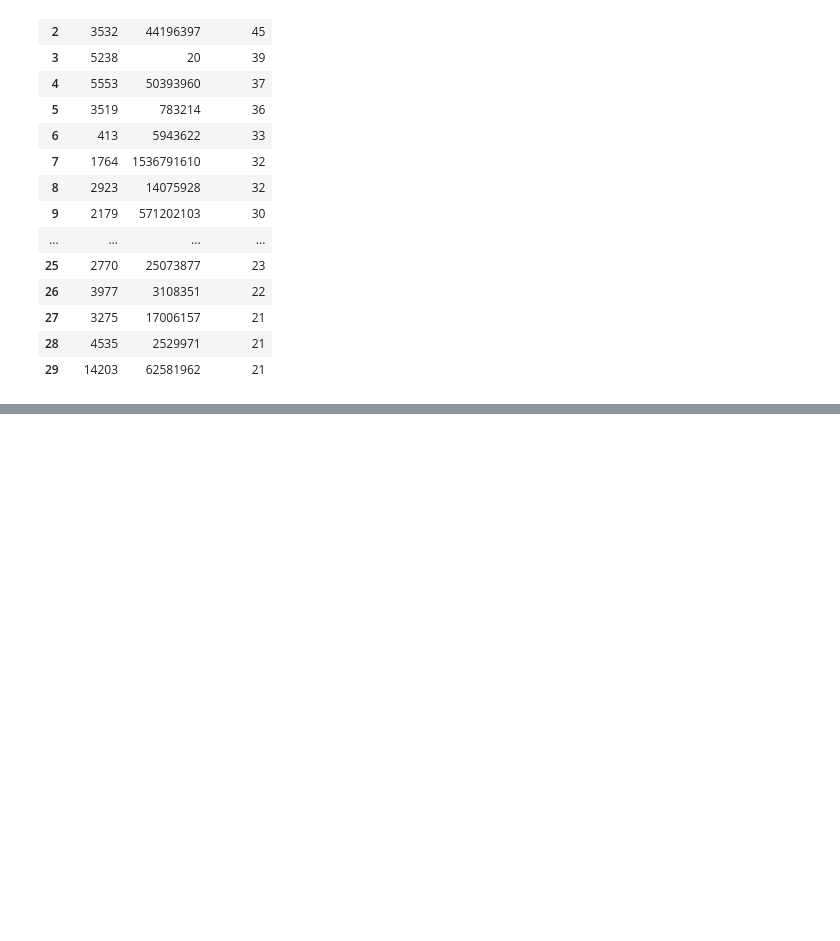
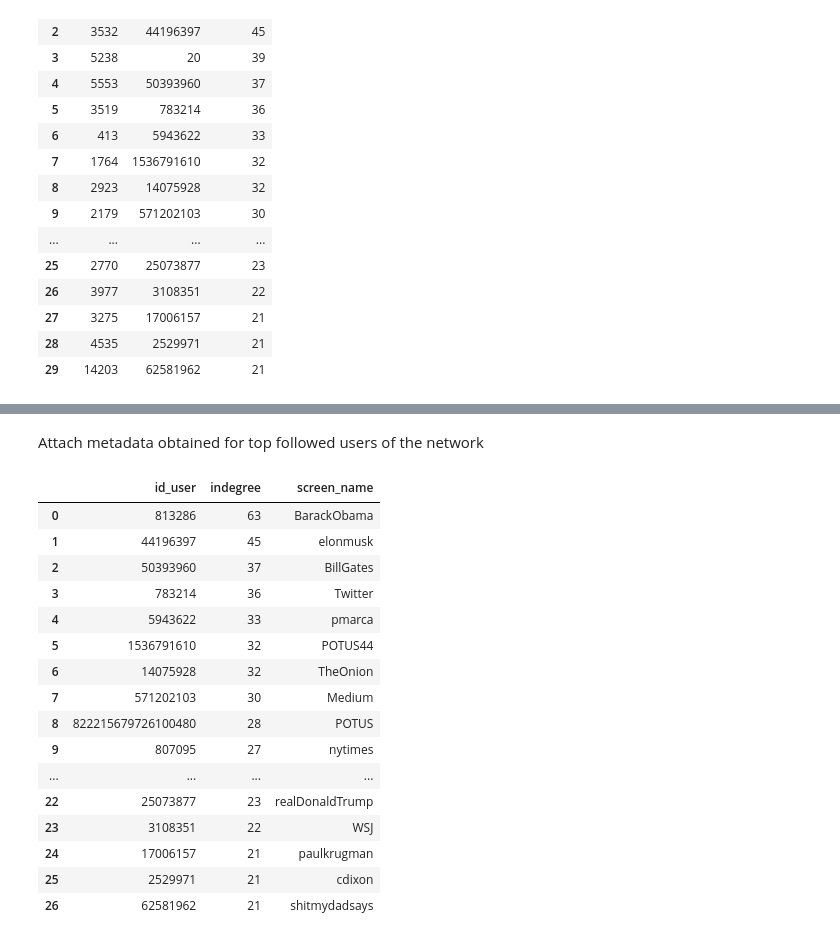
Before and after one commit to DataSciencePolimi/NetSKE, a Jupyter notebook: graphs/Following Network Analysis.ipynb, the cells around one changed output, grey strips where cells are left out. Saved outputs shown, nothing was run; the diff lists cells and outputs as text; code cells hidden in the pictures; blank space fills up the shorter version.

Commit message:
output of indegree + metadata for top followed

```diff
--- a/graphs/Following Network Analysis.ipynb
+++ b/graphs/Following Network Analysis.ipynb
@@ -108,3 +108,28 @@ topFollowed.merge(userdata, on='id_user', how='left')
 topFollowed.drop([1,3,10], inplace=True, axis=0)
 # %%
 topFollowed.to_csv('top_followed.csv', index=None)
+# %% [markdown]
+Attach metadata obtained for top followed users of the network
+# %%
+topF = pd.read_csv('finance_20/random-test/test-network-features/top_followed.csv')
+topF_metadata = pd.read_csv('finance_20/random-test/test-network-features/top_followed_data.csv')
+# %%
+topF.merge(topF_metadata, on='id_user', how='left')[['id_user','indegree','screen_name']]
+# %% [output]
+|  | id_user | indegree | screen_name |
+| 0 | 813286 | 63 | BarackObama |
+| 1 | 44196397 | 45 | elonmusk |
+| 2 | 50393960 | 37 | BillGates |
+| 3 | 783214 | 36 | Twitter |
+| 4 | 5943622 | 33 | pmarca |
+| 5 | 1536791610 | 32 | POTUS44 |
+| 6 | 14075928 | 32 | TheOnion |
+| 7 | 571202103 | 30 | Medium |
+| 8 | 822215679726100480 | 28 | POTUS |
+| 9 | 807095 | 27 | nytimes |
+| ... | ... | ... | ... |
+| 22 | 25073877 | 23 | realDonaldTrump |
+| 23 | 3108351 | 22 | WSJ |
+| 24 | 17006157 | 21 | paulkrugman |
+| 25 | 2529971 | 21 | cdixon |
+| 26 | 62581962 | 21 | shitmydadsays |
```
Also changed, not shown: 1 other file.
